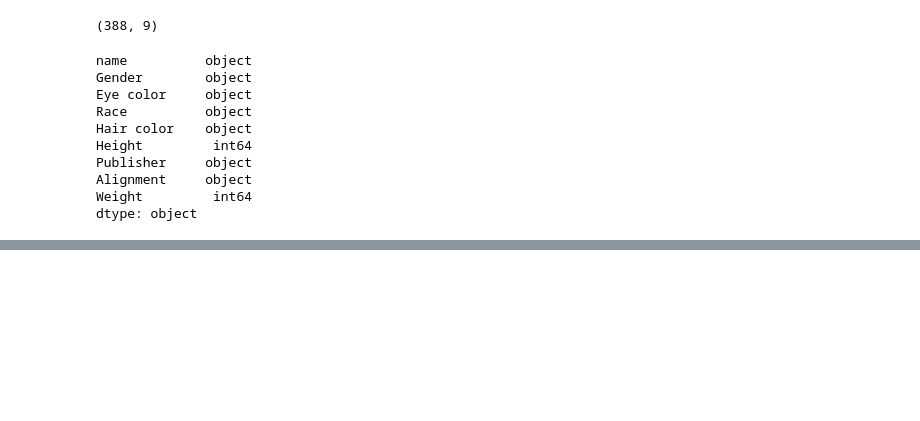
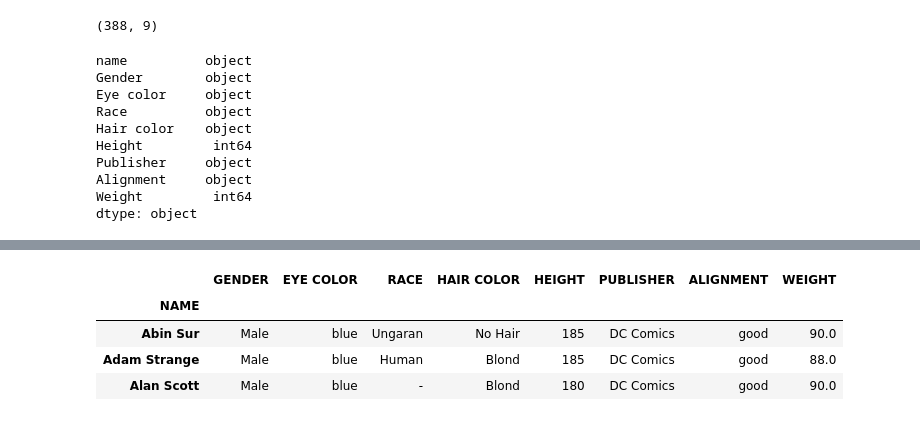
Before and after one commit to chlazaris/pandas_training, a Jupyter notebook: Python_for_Data_Analysis_Packt.ipynb, the cells around one changed output, grey strips where cells are left out. Saved outputs shown, nothing was run; the diff lists cells and outputs as text; code cells hidden in the pictures; blank space fills up the shorter version.

Commit message:
Added notes on dataframe subsetting

```diff
--- a/Python_for_Data_Analysis_Packt.ipynb
+++ b/Python_for_Data_Analysis_Packt.ipynb
@@ -690,0 +702,2 @@ hero_dc.rename(mapper=str.upper, axis=1) # This can be also applied to the index
+# %%
+hero_dc = hero_dc.set_index('NAME')
@@ -690,0 +714,8 @@ hero_dc.rename(mapper=str.upper, axis=1) # This can be also applied to the index
+# %%
+hero_dc.loc[['Abin Sur','Adam Strange', 'Alan Scott']]
+# %% [output]
+|  | GENDER | EYE COLOR | RACE | HAIR COLOR | HEIGHT | PUBLISHER | ALIGNMENT | WEIGHT |
+| NAME |  |  |  |  |  |  |  |  |
+| Abin Sur | Male | blue | Ungaran | No Hair | 185 | DC Comics | good | 90.0 |
+| Adam Strange | Male | blue | Human | Blond | 185 | DC Comics | good | 88.0 |
+| Alan Scott | Male | blue | - | Blond | 180 | DC Comics | good | 90.0 |
```
Also changed, not shown: parts of 63 cells of this notebook.
